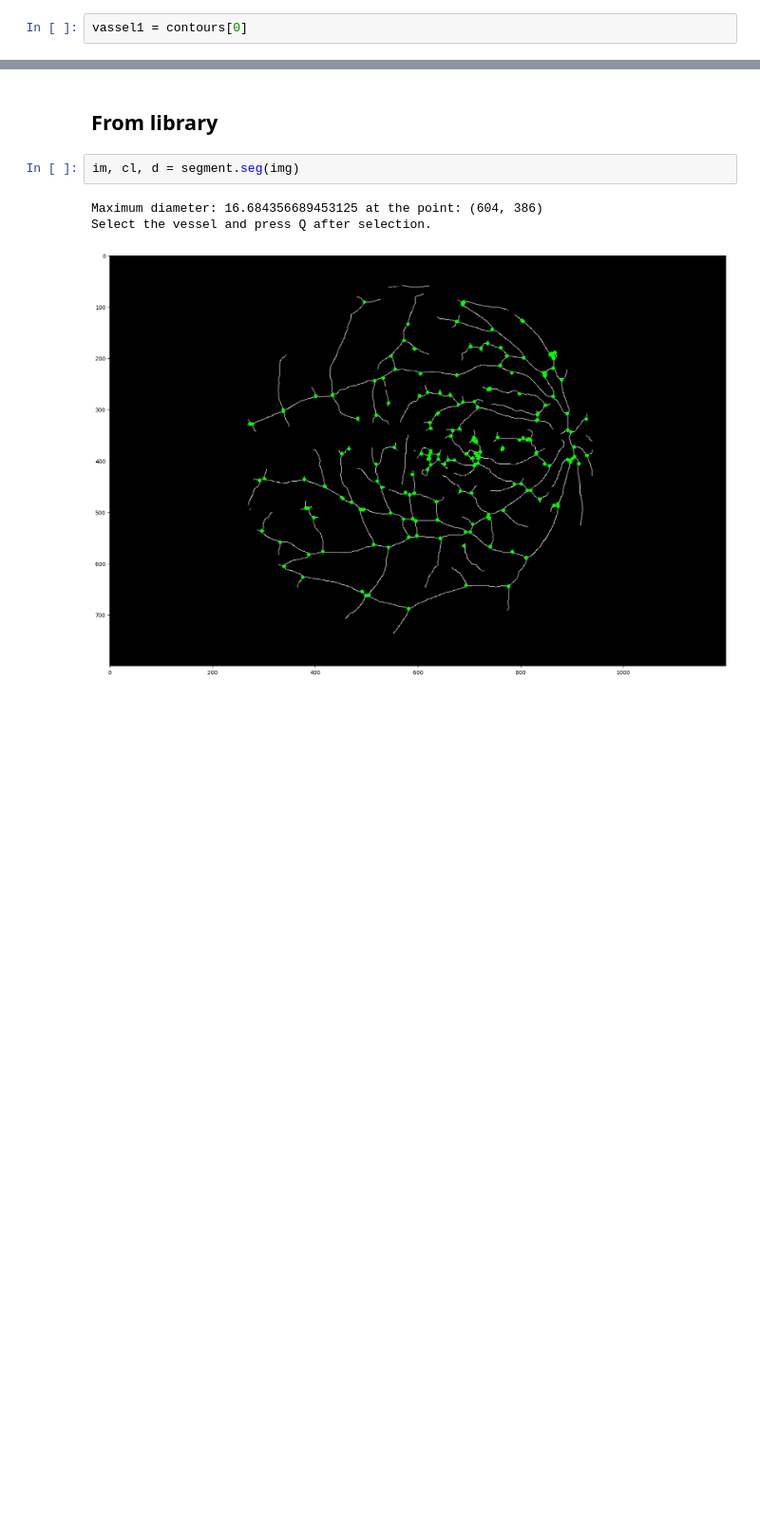
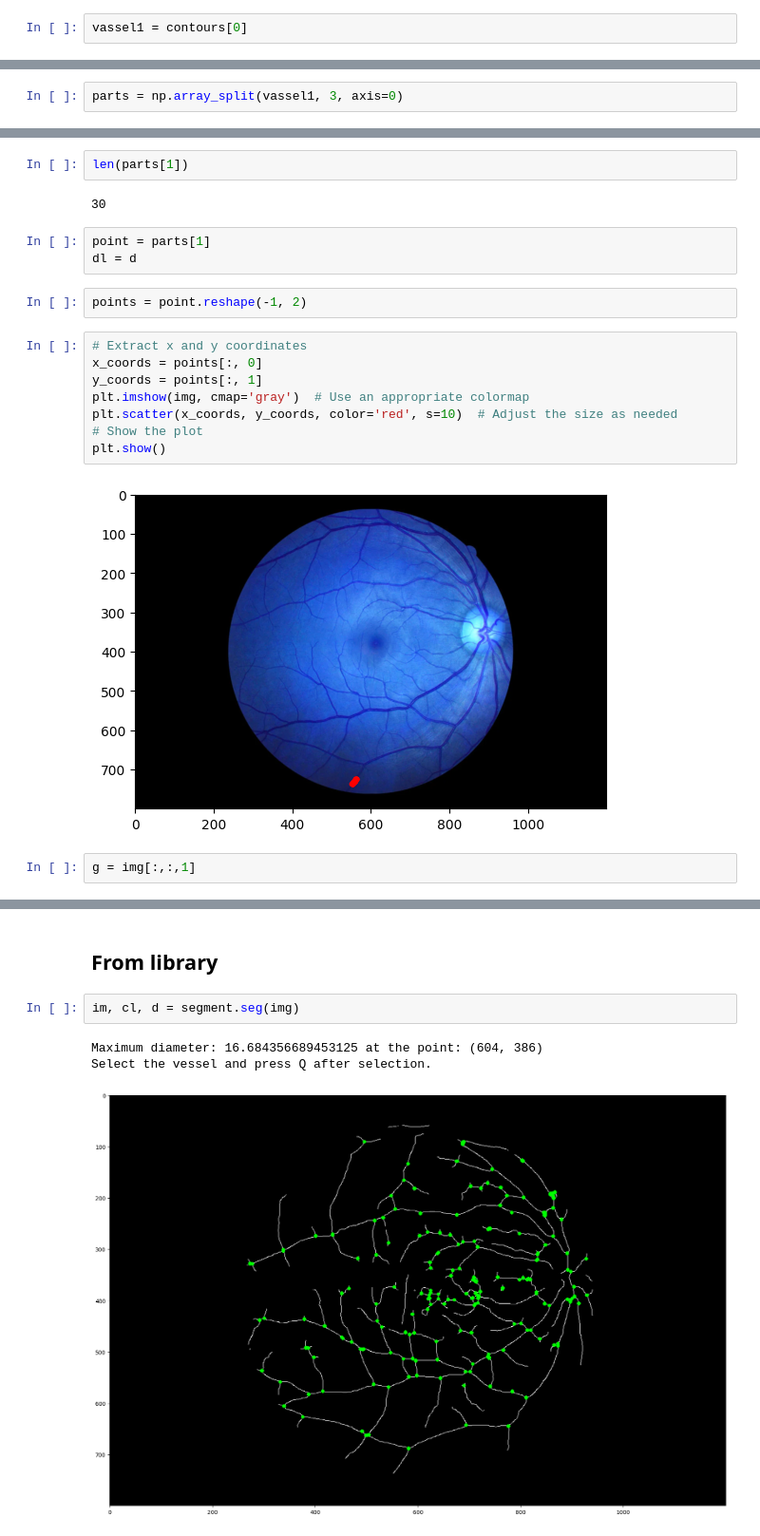
Before and after one commit to annamattiroli/Retinal-vessel-segmentation-and-vessel-diameter-estimation, a Jupyter notebook: Segmentation.ipynb, the cells around one changed output, grey strips where cells are left out. Shown at 95% size. Cells and saved outputs as stored; diff of their text form; blank space fills up the shorter version.

```diff
--- a/Segmentation.ipynb
+++ b/Segmentation.ipynb
@@ -478,0 +538,2 @@ point
+# %%
+parts = np.array_split(vassel1, 3, axis=0)
@@ -478,0 +560,21 @@ point
+# %%
+len(parts[1])
+# %% [output]
+30
+# %%
+point = parts[1]
+dl = d
+# %%
+points = point.reshape(-1, 2)
+# %%
+# Extract x and y coordinates
+x_coords = points[:, 0]
+y_coords = points[:, 1]
+plt.imshow(img, cmap='gray')  # Use an appropriate colormap
+plt.scatter(x_coords, y_coords, color='red', s=10)  # Adjust the size as needed
+# Show the plot
+plt.show()
+# %% [output]
+[figure, added]
+# %%
+g = img[:,:,1]
```
Also changed, not shown: parts of 33 cells of this notebook, 1 other file.
